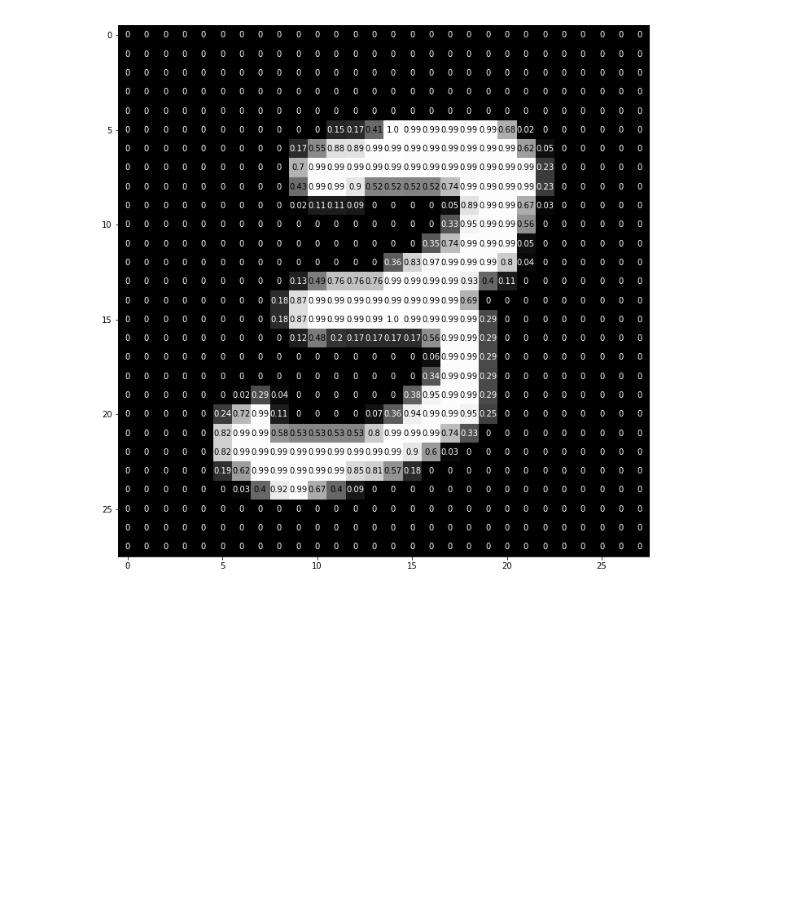
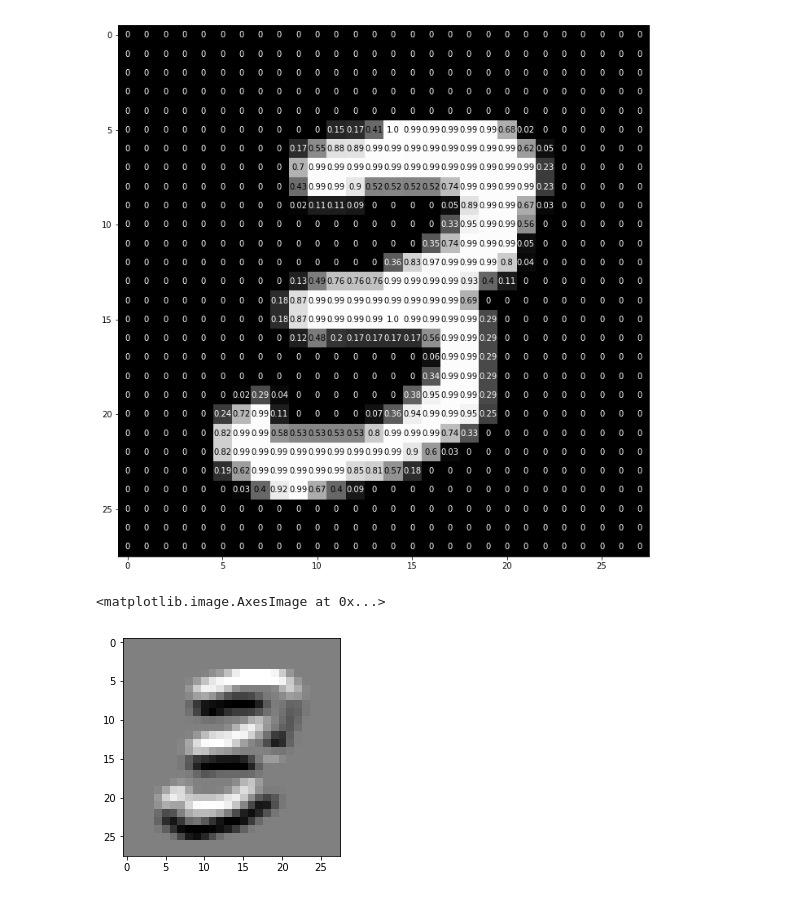
Before and after one commit to jbdatascience/visualising-cnns, a Jupyter notebook: 01_MNIST-Image-Overview.ipynb, the cells around one changed output. Saved outputs shown, nothing was run; the diff lists cells and outputs as text; code cells hidden in the pictures; blank space fills up the shorter version.

Commit message:
Filters on Numbers

```diff
--- a/01_MNIST-Image-Overview.ipynb
+++ b/01_MNIST-Image-Overview.ipynb
@@ -51,3 +51,17 @@ for x in range(width):
                     color='white' if img[x][y]<thresh else 'black')
 # %% [output]
 [figure]
+# %%
+import cv2
+
+sobel = np.array([[ -1, -2, -1],
+                   [ 0, 0, 0],
+                   [ 1, 2, 1]])
+
+img = np.squeeze(images[7])
+filtered_image = cv2.filter2D(img, -1, sobel)
+
+plt.imshow(filtered_image, cmap='gray')
+# %% [output]
+<matplotlib.image.AxesImage at 0x...>
+[figure, added]
```
Also changed, not shown: parts of 3 cells of this notebook.
